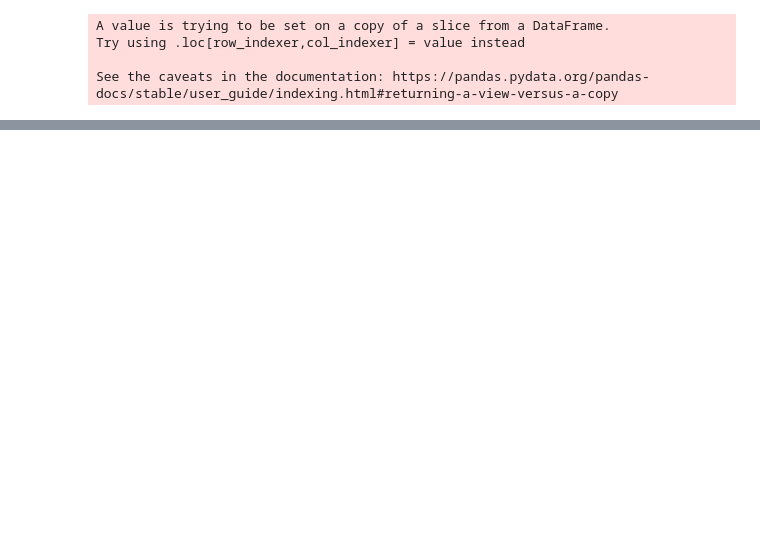
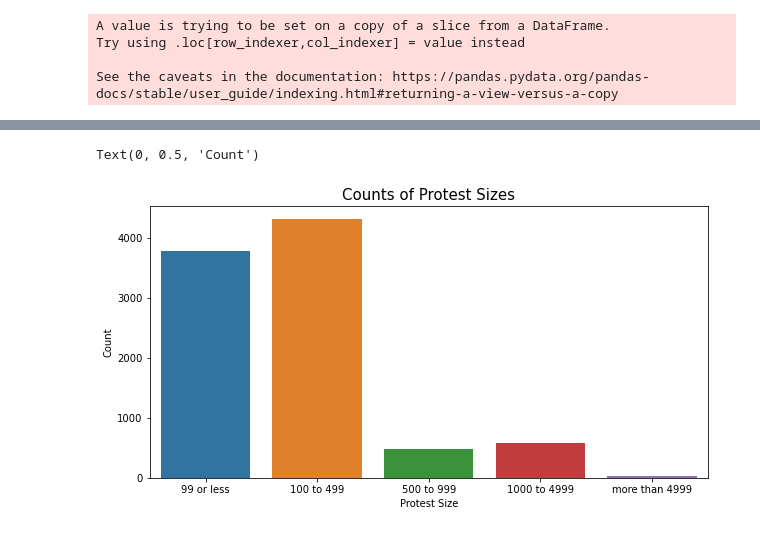
Before and after one commit to MichaelYinGH/ac209project, a Jupyter notebook: notebooks/protest_data.ipynb, the cells around one changed output, grey strips where cells are left out. Drawn from its saved outputs; the diff is of its cells as text; code cells hidden in the pictures; blank space fills up the shorter version.

Commit message:
did eda for protests

```diff
--- a/notebooks/protest_data.ipynb
+++ b/notebooks/protest_data.ipynb
@@ -248,0 +237,4 @@ See the caveats in the documentation: https://pandas.pydata.org/pandas-docs/stab
+# %%
+convert={'fips': lambda x: str(x), 'EVENT_DATE': lambda x: pd.to_datetime(x)}
+protest_df = pd.read_csv("../processed_data/protests.csv", converters = convert)
+protest_df
@@ -248,0 +255,9 @@ See the caveats in the documentation: https://pandas.pydata.org/pandas-docs/stab
+# %%
+## Data cleaning for plotting
+## exclude entires from before George Floyd's death
+protest_df = protest_df[protest_df.EVENT_DATE > "2020-05-24"]
+
+## collapse dummy variables to categories
+sizes = ["99 or less", "100 to 499", "500 to 999", "1000 to 4999", "more than 4999", "unknown"]
+protest_df["size"] = protest_df[sizes].idxmax(axis = 1)
+protest_df
@@ -248,0 +283,11 @@ See the caveats in the documentation: https://pandas.pydata.org/pandas-docs/stab
+# %%
+fig, ax = plt.subplots(1,1,figsize=(10,5))
+ax = sns.countplot(x="size",
+                   data=protest_df[protest_df["size"] != "unknown"],
+                  order = ["99 or less", "100 to 499", "500 to 999", "1000 to 4999", "more than 4999"])
+ax.set_title("Counts of Protest Sizes", fontsize = "15")
+ax.set_xlabel("Protest Size")
+ax.set_ylabel("Count")
+# %% [output]
+Text(0, 0.5, 'Count')
+[figure, added]
```
Also changed, not shown: parts of 19 cells of this notebook.
